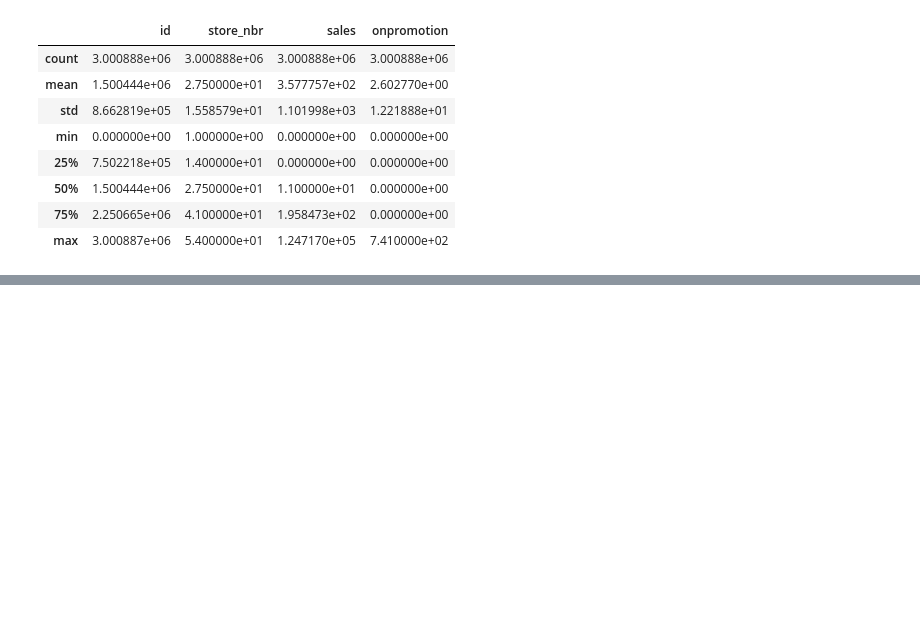
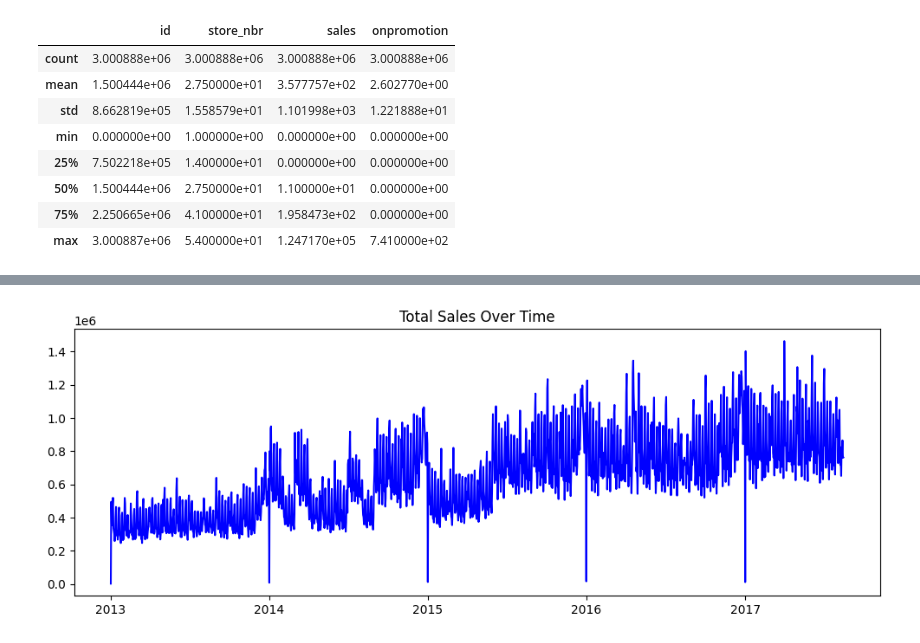
Before and after one commit to mohitDhami87/Store_Sales_Time_Series_Forecasting, a Jupyter notebook: store-sales-time-series-forecasting.ipynb, the cells around one changed output, grey strips where cells are left out. Drawn from its saved outputs; the diff is of its cells as text; code cells hidden in the pictures; blank space fills up the shorter version.

Commit message:
Kaggle Notebook | Store_Sales_Time_Series_Forecasting | Version 2 | EDA

```diff
--- a/store-sales-time-series-forecasting.ipynb
+++ b/store-sales-time-series-forecasting.ipynb
@@ -42,0 +53,6 @@ train_df.describe()
+# %%
+train_df["date"] = pd.to_datetime(train_df["date"])
+test_df["date"] = pd.to_datetime(test_df["date"])
+oil_df["date"] = pd.to_datetime(oil_df["date"])
+holidays_df["date"] = pd.to_datetime(holidays_df["date"])
+transactions_df["date"] = pd.to_datetime(transactions_df["date"])
@@ -42,0 +68,8 @@ train_df.describe()
+# %%
+tmp = train_df.groupby("date", as_index=False)["sales"].sum()
+plt.figure(figsize=(12,4))
+plt.plot(tmp["date"], tmp["sales"], color="blue")
+plt.title("Total Sales Over Time")
+plt.show()
+# %% [output]
+[figure, added]
```
Also changed, not shown: parts of 5 cells of this notebook.
